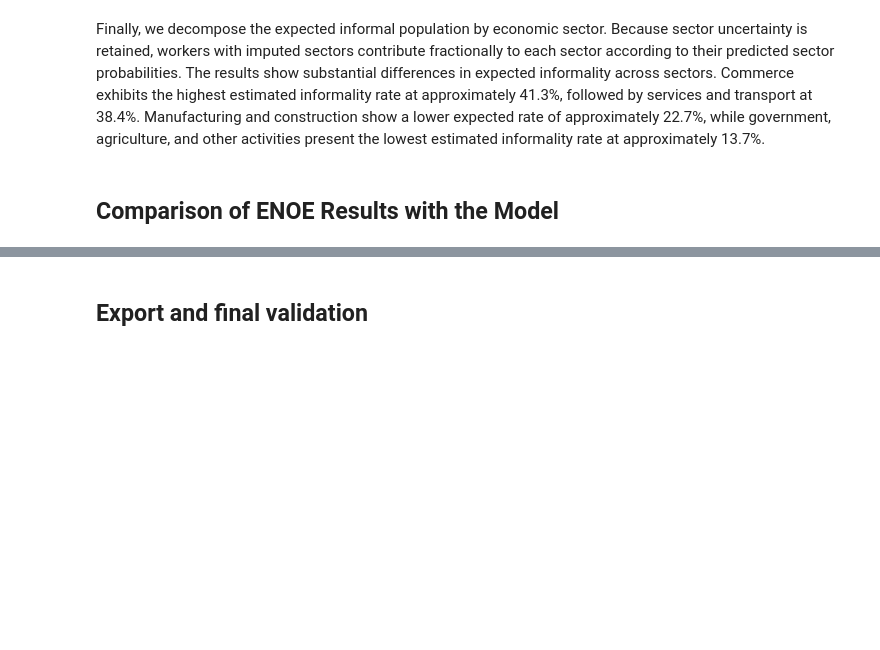
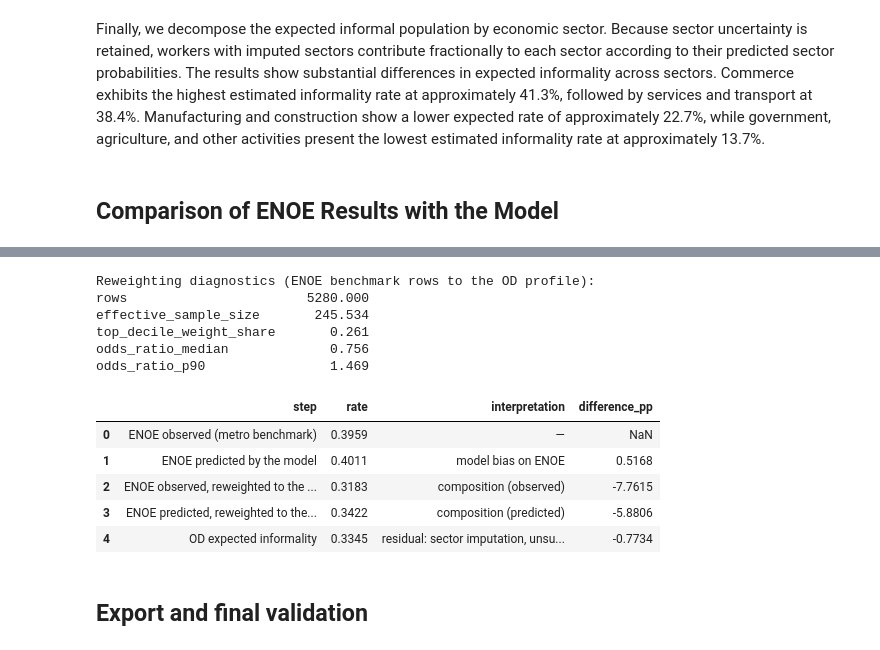
Before and after one commit to CentroFuturoCiudades/informal-jobs-model, a Jupyter notebook: notebooks/05_informality_model.ipynb, the cells around one changed output, grey strips where cells are left out. Saved outputs shown, nothing was run; the diff lists cells and outputs as text; code cells hidden in the pictures; blank space fills up the shorter version.

```diff
--- a/notebooks/05_informality_model.ipynb
+++ b/notebooks/05_informality_model.ipynb
@@ -777,3 +788,20 @@ Sin escolaridad: ECE = 0.0434, brecha = +2.87 pp, pendiente = 1.227
+# %%
+gap_decomposition, gap_reweighting_diagnostics = src.decompose_enoe_od_gap(final_with_education_model, final_without_education_model, enoe_benchmark, od_informality, with_education_features=with_education_features, without_education_features=without_education_features)
+print("Reweighting diagnostics (ENOE benchmark rows to the OD profile):"); print(gap_reweighting_diagnostics.round(3).to_string())
+gap_decomposition.round(4)
+# %% [output]
+Reweighting diagnostics (ENOE benchmark rows to the OD profile):
+rows                       5280.000
+effective_sample_size       245.534
+top_decile_weight_share       0.261
+odds_ratio_median             0.756
+odds_ratio_p90                1.469
+|  | step | rate | interpretation | difference_pp |
+| 0 | ENOE observed (metro benchmark) | 0.3959 | — | NaN |
+| 1 | ENOE predicted by the model | 0.4011 | model bias on ENOE | 0.5168 |
+| 2 | ENOE observed, reweighted to the ... | 0.3183 | composition (observed) | -7.7615 |
+| 3 | ENOE predicted, reweighted to the... | 0.3422 | composition (predicted) | -5.8806 |
+| 4 | OD expected informality | 0.3345 | residual: sector imputation, unsu... | -0.7734 |
 # %% [markdown]
 ## Export and final validation
 # %%
```
Also changed, not shown: parts of 4 cells of this notebook, 8 other files.
